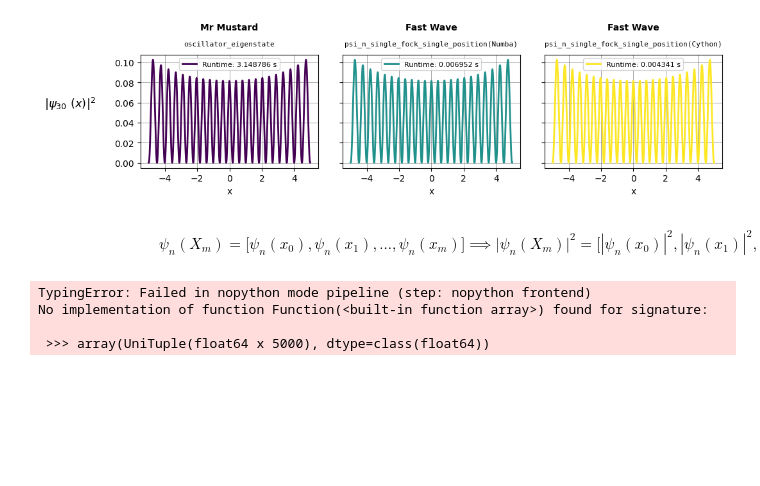
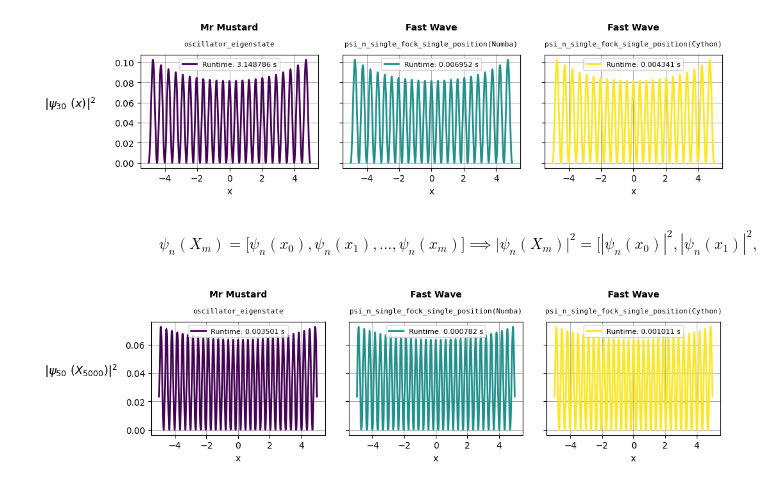
Before and after one commit to fobos123deimos/fast-wave, a Jupyter notebook: examples/speed_tests_numba_and_cython.ipynb, the cells around one changed output. Saved outputs shown, nothing was run; the diff lists cells and outputs as text; code cells hidden in the pictures; blank space fills up the shorter version.

```diff
--- a/examples/speed_tests_numba_and_cython.ipynb
+++ b/examples/speed_tests_numba_and_cython.ipynb
@@ -181,47 +144,42 @@ x_max = 5.0 #@param
 x_min = -5.0 #@param
 number_of_points = 5000 #@param
 use_normalized_hermite_coefficients_matrix_Numba = True #@param
 
 x_values = np.linspace(x_min, x_max, number_of_points)
-x_values_tuple = tuple(x_values)
-test_Numba_cached = lru_cache(maxsize=128)(test_Numba)
-
-#start_time = time.time()
-#y_Psi_n_x_Fast_Wave_Cython = (abs(psi_n_sfmp_Cython(n,x_values))**2).tolist()
-#Fast_Wave_Cython_time = time.time() - start_time
 
 start_time = time.time()
-y_Psi_n_x_Fast_Wave_Numba = (abs(test_Numba_cached(n,x_values_tuple, CS_matrix = use_normalized_hermite_coefficients_matrix_Numba))**2).tolist()
+y_Psi_n_x_Fast_Wave_Cython = (abs(psi_n_sfmp_Cython(n,x_values))**2).tolist()
+Fast_Wave_Cython_time = time.time() - start_time
+
+start_time = time.time()
+y_Psi_n_x_Fast_Wave_Numba = (abs(psi_n_sfmp_Numba(n,x_values, CS_matrix = use_normalized_hermite_coefficients_matrix_Numba))**2).tolist()
 Fast_Wave_Numba_time = time.time() - start_time
 
 start_time = time.time()
 y_Psi_n_x_Mr_Mustard = (abs((oscillator_eigenstate(x_values*h_bar_12,n+1)*h_bar_14)[-1])**2).tolist()
 Mr_Mustard_time = time.time() - start_time
 
 
-plots = [y_Psi_n_x_Mr_Mustard, y_Psi_n_x_Fast_Wave_Numba]
-titles = ["Mr Mustard", "Fast Wave"]
-subtitles = ["oscillator_eigenstate", "psi_n_single_fock_single_position(Numba)"]
-times = [Mr_Mustard_time, Fast_Wave_Numba_time]
+plots = [y_Psi_n_x_Mr_Mustard, y_Psi_n_x_Fast_Wave_Numba, y_Psi_n_x_Fast_Wave_Cython]
+titles = ["Mr Mustard", "Fast Wave", "Fast Wave"]
+subtitles = ["oscillator_eigenstate", "psi_n_single_fock_single_position(Numba)", "psi_n_single_fock_single_position(Cython)"]
+times = [Mr_Mustard_time, Fast_Wave_Numba_time, Fast_Wave_Cython_time]
 
-fig, axs = plt.subplots(1, 2, figsize=(11, 3), sharey=True)
+fig, axs = plt.subplots(1, 3, figsize=(11, 3), sharey=True)
 
 axs[0].set_ylabel('$|\psi_{%s} \ (X_{%s})|^{2}$'%(n,number_of_points), fontsize = 13, rotation = 0,  labelpad = 50)
-colors = plt.cm.viridis(np.linspace(0, 1, 2))
+colors = plt.cm.viridis(np.linspace(0, 1, 3))
 
 for i in range(len(plots)):
     axs[i].plot(x_values, plots[i], linewidth=2, color = colors[i], label=f"Runtime: {times[i]:.6f} s",)
     axs[i].grid(color='gray', linestyle='-', linewidth=0.5)
     axs[i].set_xlabel('x')
 
     axs[i].set_title(f"{titles[i]}", fontsize=10, fontweight='bold', pad=28)
     axs[i].text(0.5, 1.10, f"{subtitles[i]}", fontsize=8, fontfamily='monospace', ha='center', va='center', transform=axs[i].transAxes)
     axs[i].legend(loc="best", fontsize=8)
 
 plt.tight_layout()
 plt.show()
 # %% [output]
-TypingError: Failed in nopython mode pipeline (step: nopython frontend)
-No implementation of function Function(<built-in function array>) found for signature:
-
- >>> array(UniTuple(float64 x 5000), dtype=class(float64))
+[figure, added]
```
Also changed, not shown: parts of 3 cells of this notebook.
